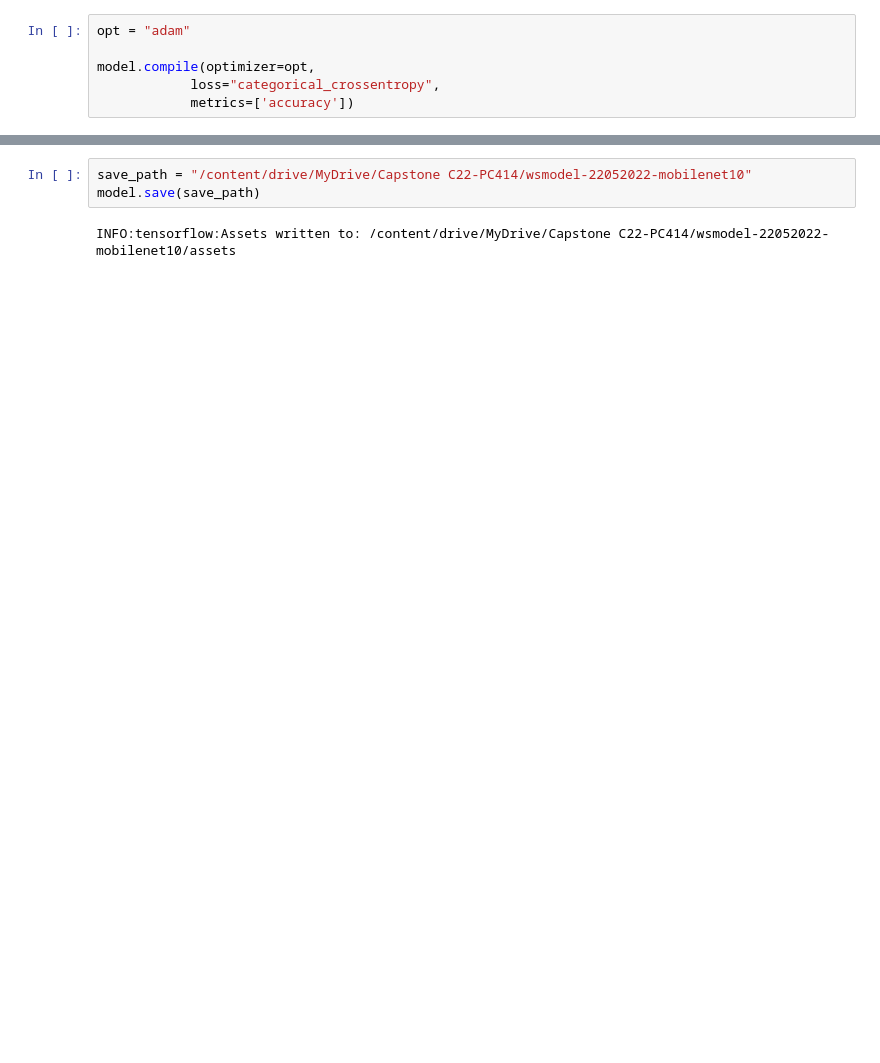
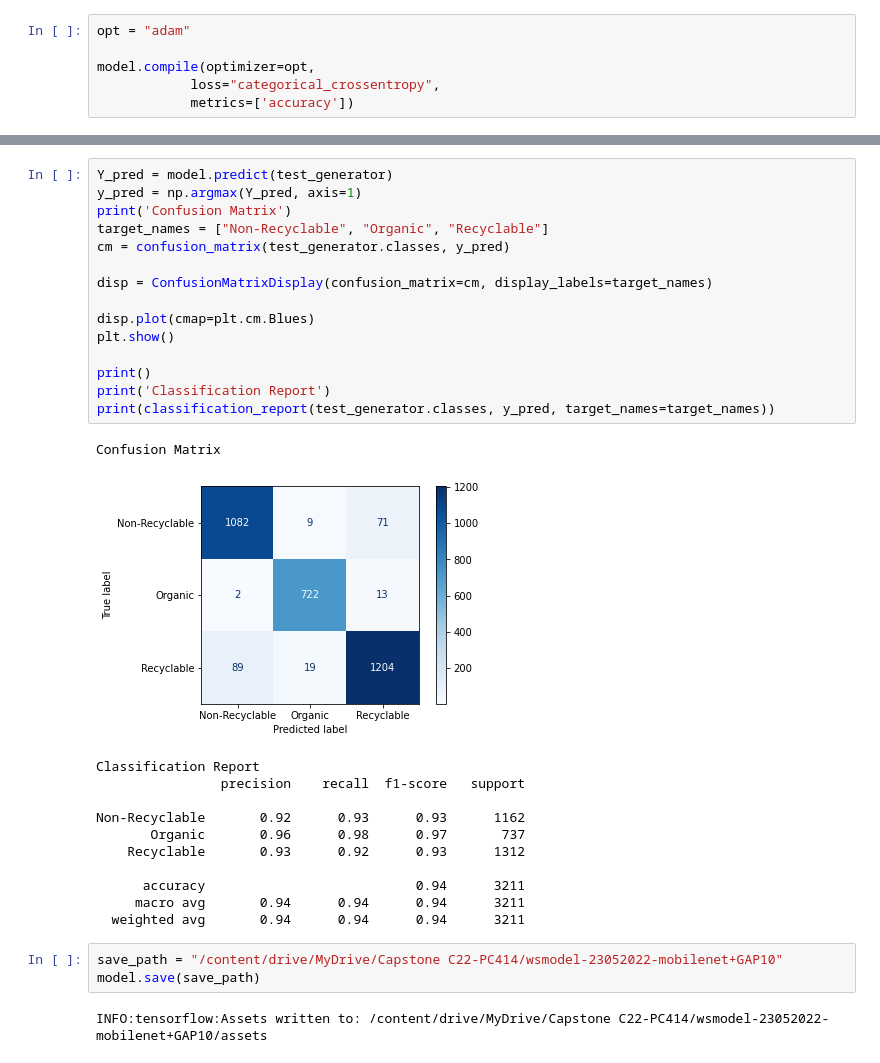
Before and after one commit to samleonnn/HerAi-Model-Development, a Jupyter notebook: WasteSegregation_TransferLearning_MobileNet.ipynb, the cells around one changed output, grey strips where cells are left out. Saved outputs shown, nothing was run; the diff lists cells and outputs as text; blank space fills up the shorter version.

```diff
--- a/WasteSegregation_TransferLearning_MobileNet.ipynb
+++ b/WasteSegregation_TransferLearning_MobileNet.ipynb
@@ -235,5 +235,33 @@ Non-Recyclable       0.86      0.82      0.84      1162
+# %%
+Y_pred = model.predict(test_generator)
+y_pred = np.argmax(Y_pred, axis=1)
+print('Confusion Matrix')
+target_names = ["Non-Recyclable", "Organic", "Recyclable"]
+cm = confusion_matrix(test_generator.classes, y_pred)
+
+disp = ConfusionMatrixDisplay(confusion_matrix=cm, display_labels=target_names)
+
+disp.plot(cmap=plt.cm.Blues)
+plt.show()
+
+print()
+print('Classification Report')
+print(classification_report(test_generator.classes, y_pred, target_names=target_names))
+# %% [output]
+Confusion Matrix
+[figure, added]
+Classification Report
+                precision    recall  f1-score   support
+
+Non-Recyclable       0.92      0.93      0.93      1162
+       Organic       0.96      0.98      0.97       737
+    Recyclable       0.93      0.92      0.93      1312
+
+      accuracy                           0.94      3211
+     macro avg       0.94      0.94      0.94      3211
+  weighted avg       0.94      0.94      0.94      3211
 # %%
-save_path = "/content/drive/MyDrive/Capstone C22-PC414/wsmodel-22052022-mobilenet10"
+save_path = "/content/drive/MyDrive/Capstone C22-PC414/wsmodel-23052022-mobilenet+GAP10"
 model.save(save_path)
 # %% [output]
-INFO:tensorflow:Assets written to: /content/drive/MyDrive/Capstone C22-PC414/wsmodel-22052022-mobilenet10/assets
+INFO:tensorflow:Assets written to: /content/drive/MyDrive/Capstone C22-PC414/wsmodel-23052022-mobilenet+GAP10/assets
```
Also changed, not shown: parts of 7 cells of this notebook.
